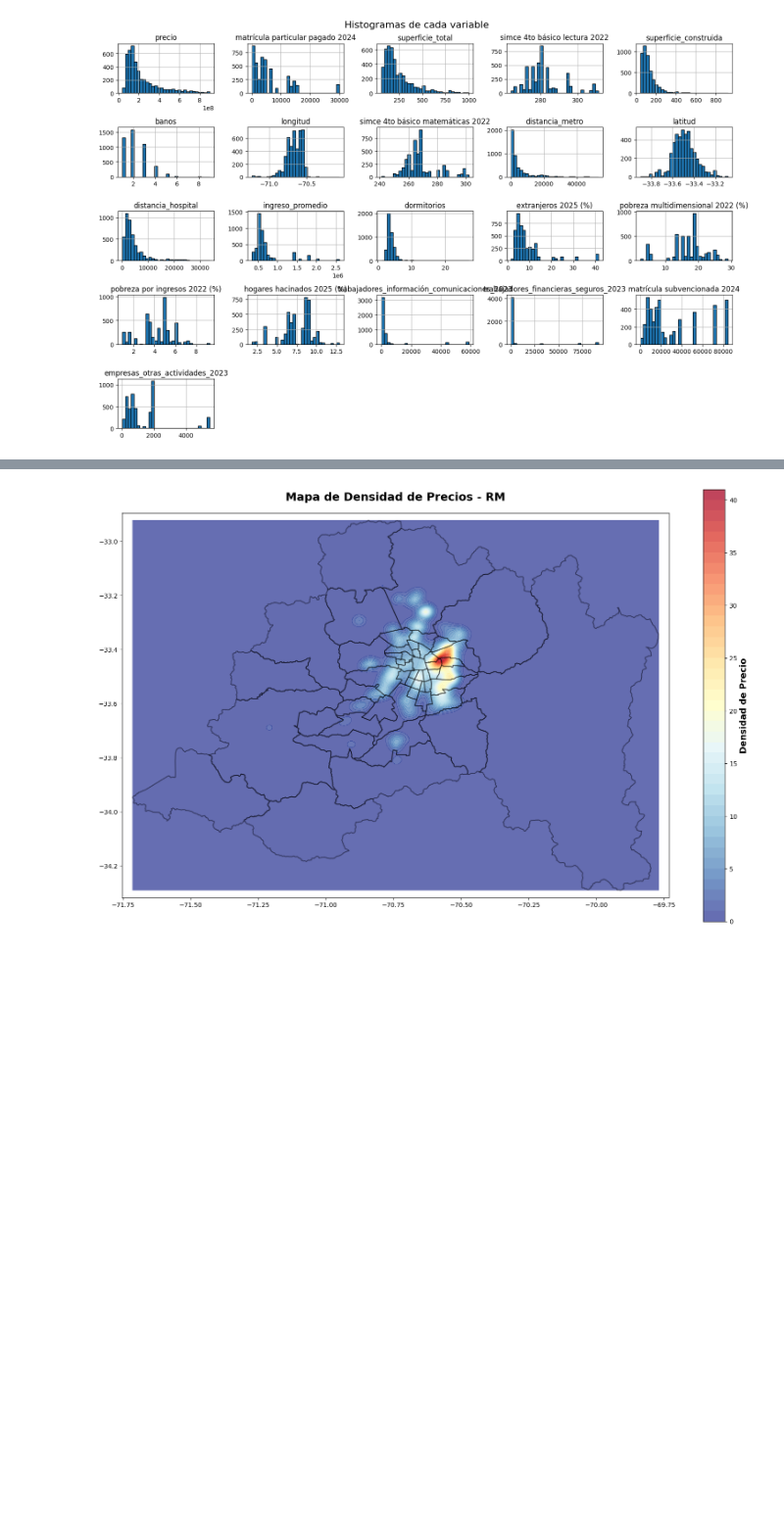
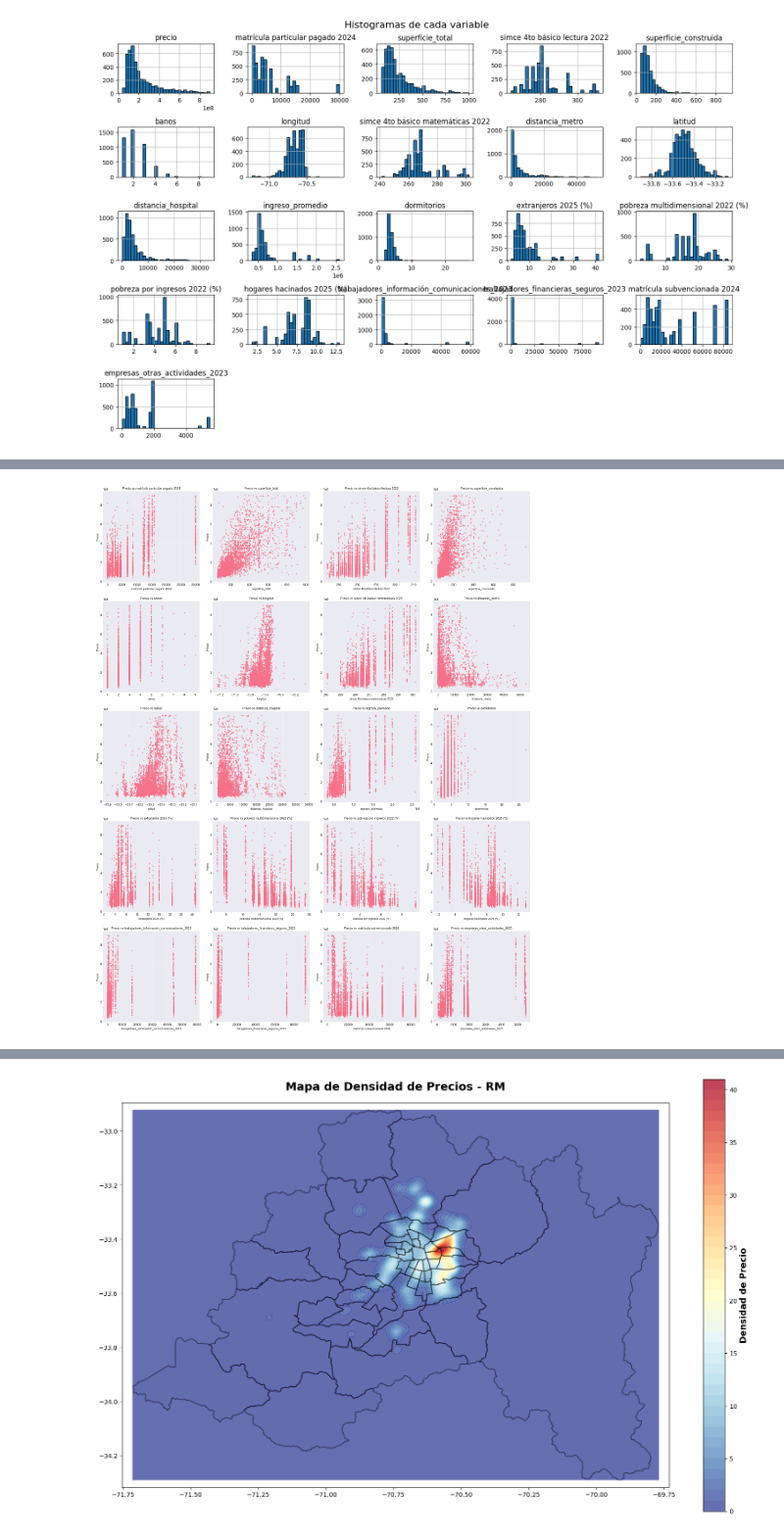
Before and after one commit to NicolasCortesLeon/Proyecto_Tesis, a Jupyter notebook: notebooks/5.EDA/5.1.EDA_variables_importantes.ipynb, the cells around one changed output, grey strips where cells are left out. Shown at 98% size. Cells and saved outputs as stored; diff of their text form; code cells hidden in the pictures; blank space fills up the shorter version.

```diff
--- a/notebooks/5.EDA/5.1.EDA_variables_importantes.ipynb
+++ b/notebooks/5.EDA/5.1.EDA_variables_importantes.ipynb
@@ -39,0 +103,20 @@ plt.show()
+# %%
+fig, axes = plt.subplots(5, 4, figsize=(20, 25))
+axes = axes.ravel()
+
+columnas = [col for col in df.columns if col != 'precio']
+
+for idx, columna in enumerate(columnas):
+    axes[idx].scatter(df[columna], df['precio'], alpha=0.5, s=10)
+    axes[idx].set_xlabel(columna, fontsize=9)
+    axes[idx].set_ylabel('Precio', fontsize=9)
+    axes[idx].set_title(f'Precio vs {columna}', fontsize=10)
+    axes[idx].grid(True, alpha=0.3)
+
+for idx in range(len(columnas), len(axes)):
+    axes[idx].set_visible(False)
+
+plt.tight_layout()
+plt.show()
+# %% [output]
+[figure, added]
```
Also changed, not shown: parts of 9 cells of this notebook.
